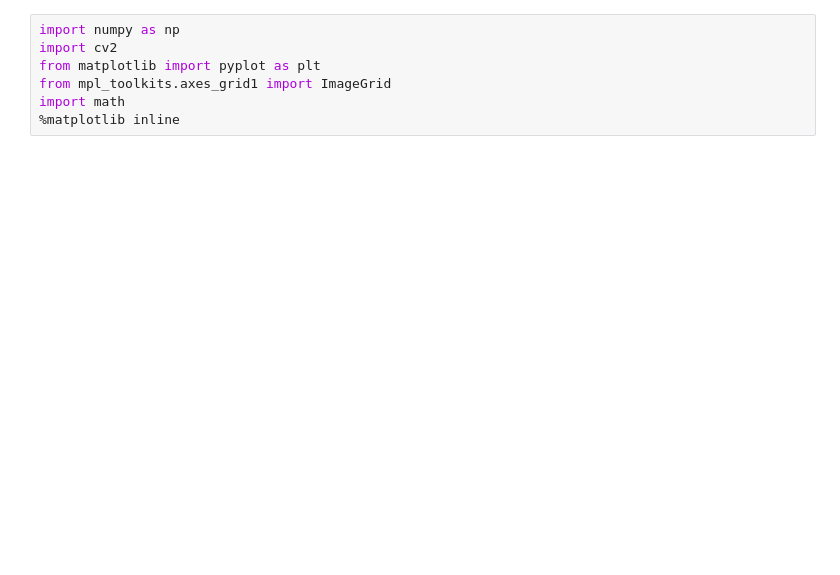
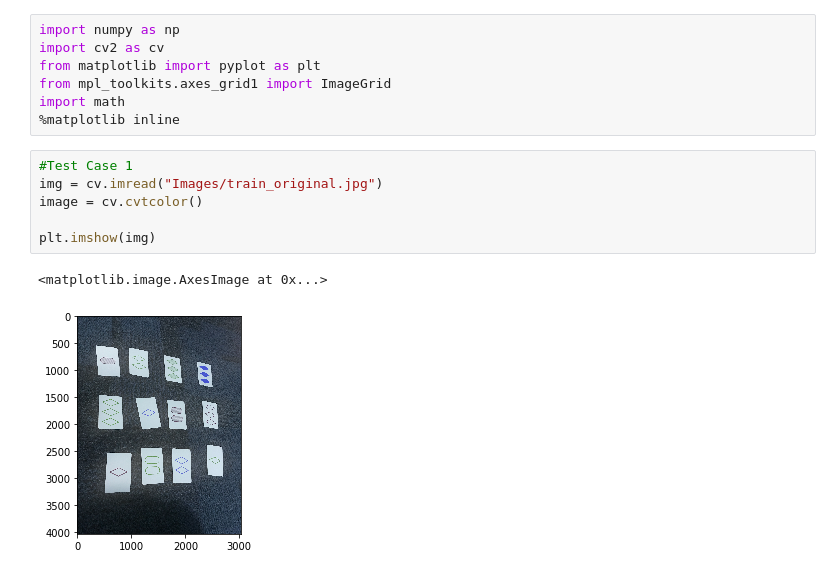
Before and after one commit to Anaisdg/OpenCV, a Jupyter notebook: Card Detection Experiment Hub/Card Detection Experiment.ipynb, the cells around one changed output. Cells and saved outputs as stored; diff of their text form; blank space fills up the shorter version.

```diff
--- a/Card Detection Experiment Hub/Card Detection Experiment.ipynb
+++ b/Card Detection Experiment Hub/Card Detection Experiment.ipynb
@@ -1,9 +1,18 @@
 # %%
 import numpy as np
-import cv2
+import cv2 as cv
 from matplotlib import pyplot as plt
 from mpl_toolkits.axes_grid1 import ImageGrid
 import math
 %matplotlib inline
+# %%
+#Test Case 1
+img = cv.imread("Images/train_original.jpg")
+image = cv.cvtcolor()
+
+plt.imshow(img)
+# %% [output]
+<matplotlib.image.AxesImage at 0x...>
+[figure, added]
 # %%
 def Imagedetection(imagepath,numcards,imagename="defaultname",epsilon=0.02):
```
Also changed, not shown: parts of 2 cells of this notebook.
